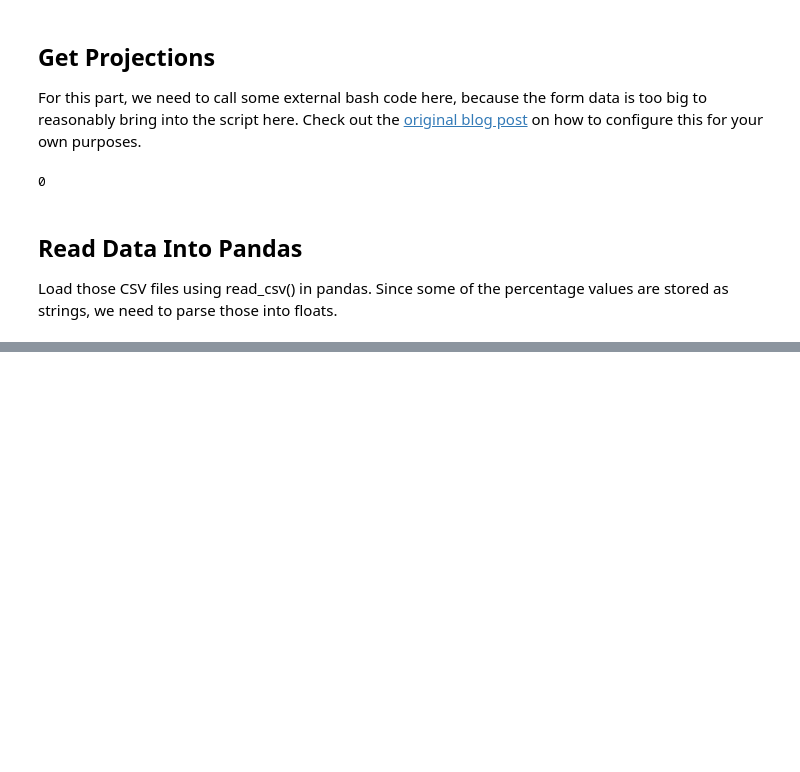
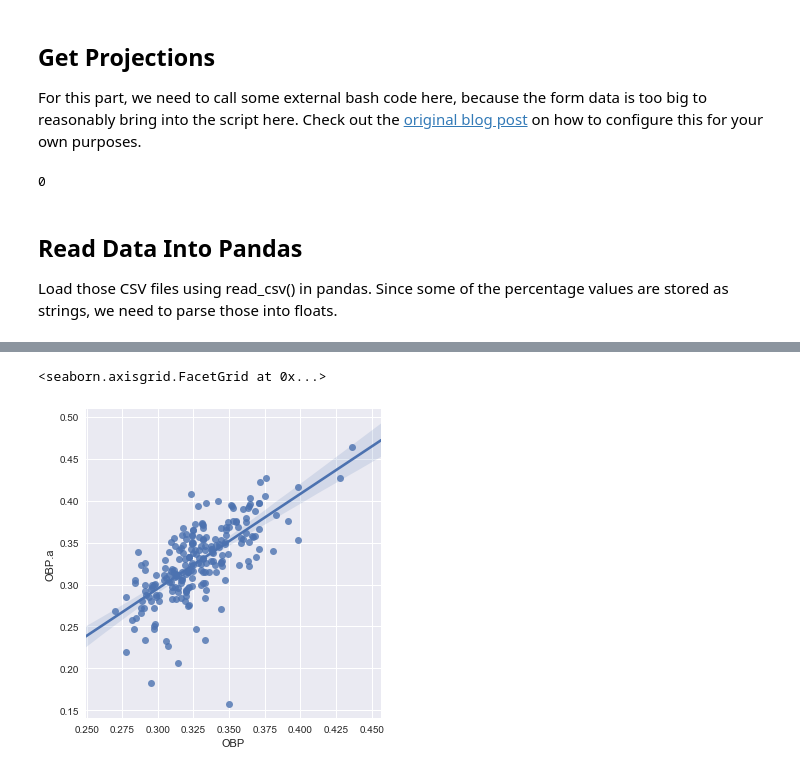
Before and after one commit to zmsy/zmsy.github.io, a Jupyter notebook: content/blog/fantasy-baseball/fantasy.ipynb, the cells around one changed output, grey strips where cells are left out. Saved outputs shown, nothing was run; the diff lists cells and outputs as text; code cells hidden in the pictures; blank space fills up the shorter version.

```diff
--- a/content/blog/fantasy-baseball/fantasy.ipynb
+++ b/content/blog/fantasy-baseball/fantasy.ipynb
@@ -148,4 +145,5 @@ with open('pitchers_projections.html', 'r') as phtml:
 # for batters and one for pitchers, with
 # roster information in both of them.
 
-dfb = dfb_proj.join(df_rost, how='left', lsuffix='.p', rsuffix='.r', on='Name')
+dfb = pd.merge(dfb_proj, df_rost, how='left', on='Name', suffixes=('.p', '.r'))
+dfb = pd.merge(dfb, dfb_act, how='left', on='Name', suffixes=('', '.a'))
@@ -157,0 +159,8 @@ dtype: object
+# %%
+sb.lmplot(x='OBP',
+          y='OBP.a',
+          legend=False,
+          data=dfb[(dfb['AB'] > 200) & (dfb['OBP.a'] > 0.1)])
+# %% [output]
+<seaborn.axisgrid.FacetGrid at 0x...>
+[figure, added]
```
Also changed, not shown: parts of 6 cells of this notebook, 3 other files.
